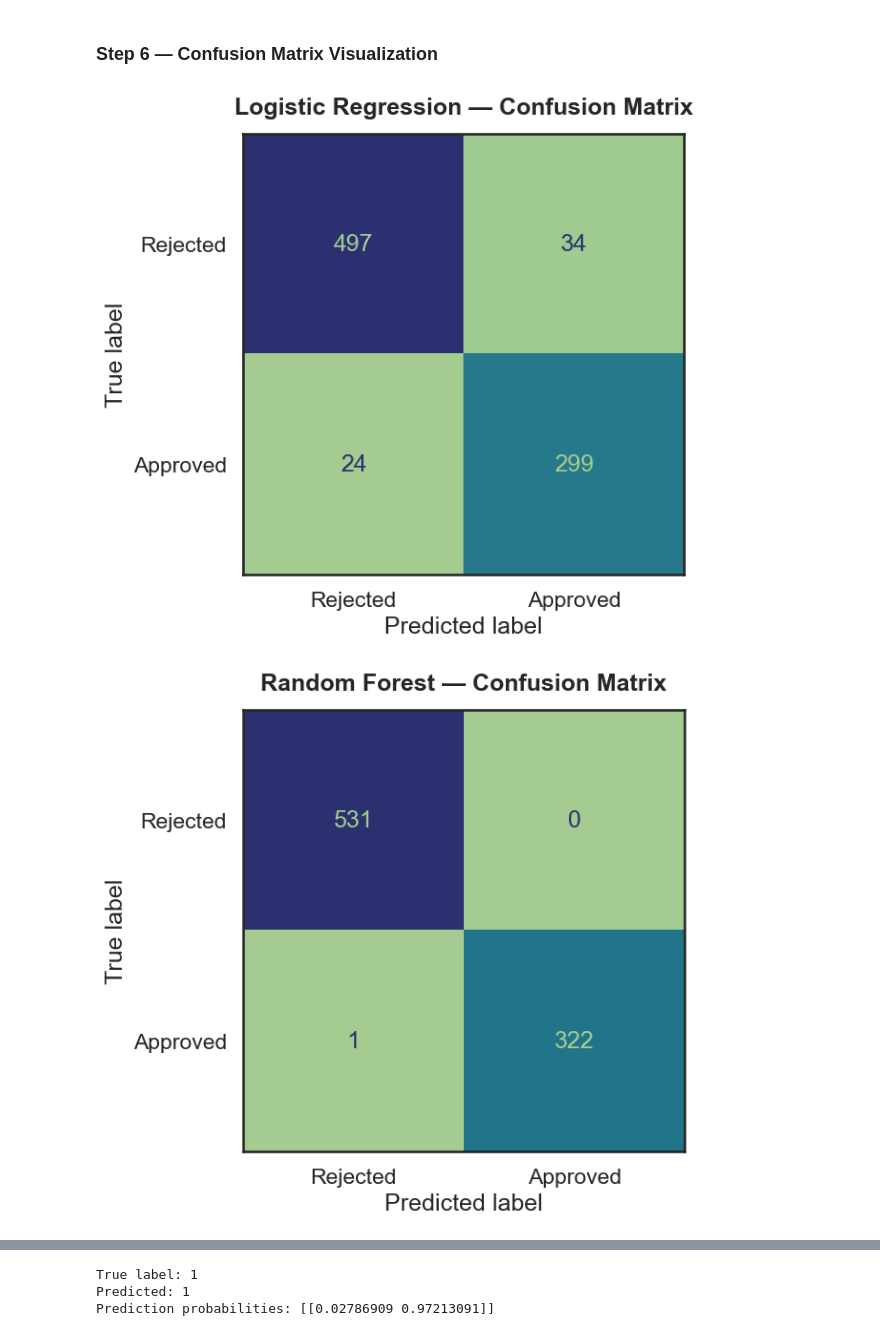
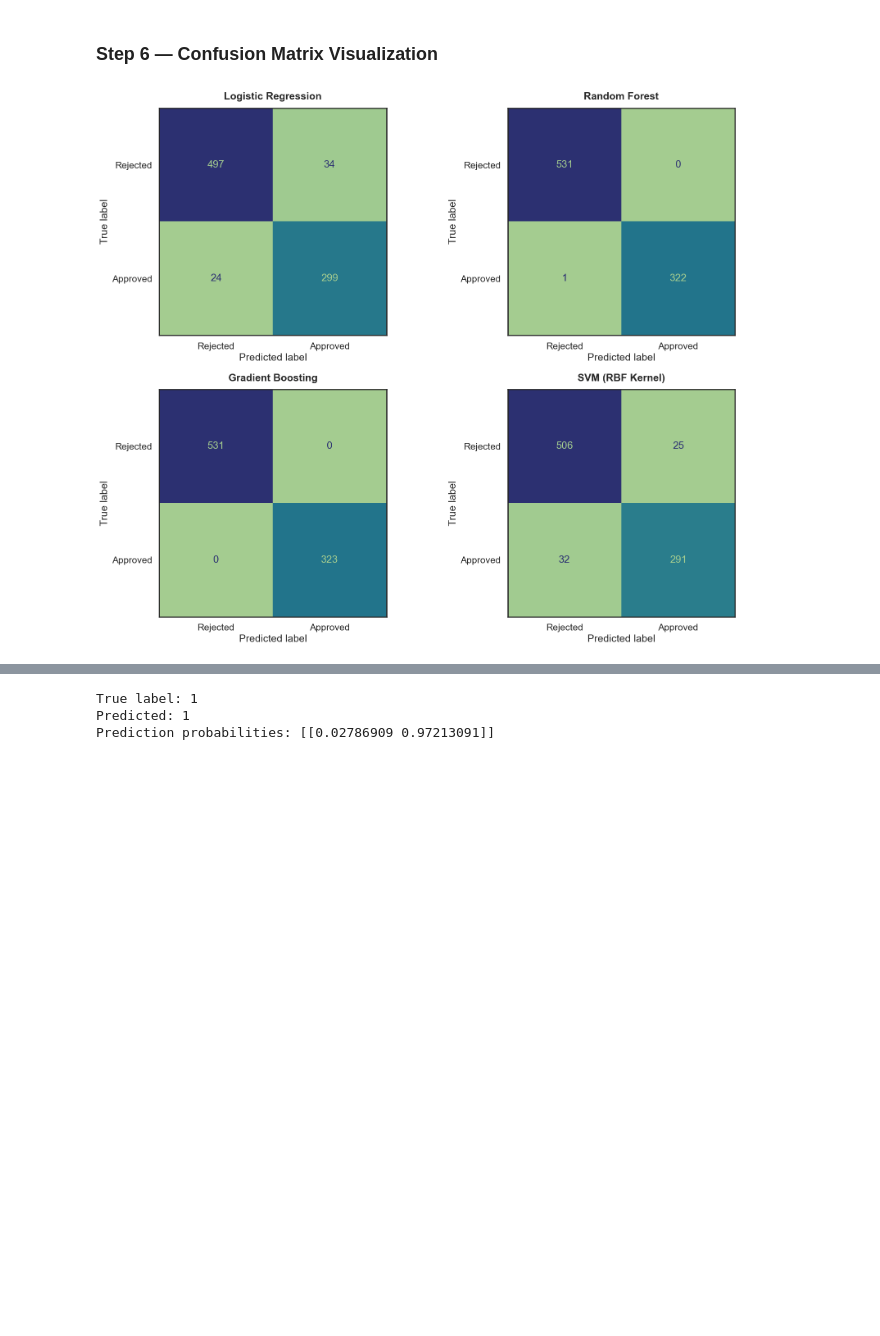
Before and after one commit to Hansaanuradha93/Jupyter-Notebook---XAI-Chatbot, a Jupyter notebook: model_training.ipynb, the cells around one changed output, grey strips where cells are left out. Cells and saved outputs as stored; diff of their text form; code cells hidden in the pictures; blank space fills up the shorter version.

Commit message:
changes to plots

```diff
--- a/model_training.ipynb
+++ b/model_training.ipynb
@@ -841,14 +841,17 @@ X_test_scaled = scaler.transform(X_test)
 # %%
 from sklearn.linear_model import LogisticRegression
 from sklearn.ensemble import RandomForestClassifier, GradientBoostingClassifier
+from sklearn.svm import SVC
 
 # Initialize models
 log_reg = LogisticRegression(max_iter=1000, class_weight='balanced', random_state=42)
 rf = RandomForestClassifier(n_estimators=200, random_state=42)
 gb = GradientBoostingClassifier(random_state=42)
+svm = SVC(kernel='rbf', probability=True, class_weight='balanced', random_state=42)
 
 # Train models
 log_reg.fit(X_train_scaled, y_train)
-rf.fit(X_train, y_train)
+rf.fit(X_train, y_train)                 # Tree models stay unscaled
 gb.fit(X_train_scaled, y_train)
+svm.fit(X_train_scaled, y_train)
 # %% [output]
@@ -867,10 +870,10 @@ from sklearn.metrics import accuracy_score, precision_score, recall_score, f1_sc
 models = {
     'Logistic Regression': log_reg,
     'Random Forest': rf,
-    'Gradient Boosting': gb
+    'Gradient Boosting': gb,
+    'SVM (RBF Kernel)': svm
 }
 
-# Collect metrics
 results = {
     'Model': [],
     'Accuracy': [],
@@ -880,7 +883,11 @@ results = {
 }
 
 for name, model in models.items():
-    y_pred = model.predict(X_test_scaled if name != 'Random Forest' else X_test)
+    # Tree models use raw data; others use scaled
+    X_eval = X_test if name == 'Random Forest' else X_test_scaled
+
+    y_pred = model.predict(X_eval)
+
     results['Model'].append(name)
     results['Accuracy'].append(accuracy_score(y_test, y_pred))
     results['Precision'].append(precision_score(y_test, y_pred))
@@ -888,6 +895,6 @@ for name, model in models.items():
     results['F1 Score'].append(f1_score(y_test, y_pred))
 
 results_df = pd.DataFrame(results)
-display(results_df)
+results_df
 # %% [output]
 |  | Model | Accuracy | Precision | Recall | F1 Score |
@@ -922,23 +930,44 @@ plt.show()
 # %% [markdown]
 ### Step 6 — Confusion Matrix Visualization
 # %%
+import matplotlib.pyplot as plt
+import seaborn as sns
 from sklearn.metrics import ConfusionMatrixDisplay
 
 sns.set_theme(style="white", context="talk", palette="crest")
 
-for name, model in models.items():
-    y_pred = model.predict(X_test_scaled if name != 'Random Forest' else X_test)
+# Ensure order
+model_order = [
+    "Logistic Regression",
+    "Random Forest",
+    "Gradient Boosting",
+    "SVM (RBF Kernel)"
+]
+
+# Create a 2×2 grid layout
+fig, axes = plt.subplots(2, 2, figsize=(18, 14))
+axes = axes.flatten()
+
+for ax, name in zip(axes, model_order):
+    model = models[name]
+
+    # Use scaled or unscaled data appropriately
+    X_eval = X_test if name == "Random Forest" else X_test_scaled
+
     disp = ConfusionMatrixDisplay.from_estimator(
         model,
-        X_test_scaled if name != 'Random Forest' else X_test,
+        X_eval,
         y_test,
         display_labels=['Rejected', 'Approved'],
         cmap='crest',
-        colorbar=False
+        colorbar=False,
+        ax=ax
     )
-    plt.title(f"{name} — Confusion Matrix", pad=15, weight='bold')
-    plt.grid(False)
-    plt.show()
+
+    ax.set_title(f"{name}", pad=15, weight='bold')
+    ax.grid(False)
+
+plt.tight_layout()
+plt.show()
 # %% [output]
-[figure, old version]
+[figure, new version]
-[figure, removed]
```
Also changed, not shown: parts of 6 cells of this notebook, 3 other files.
